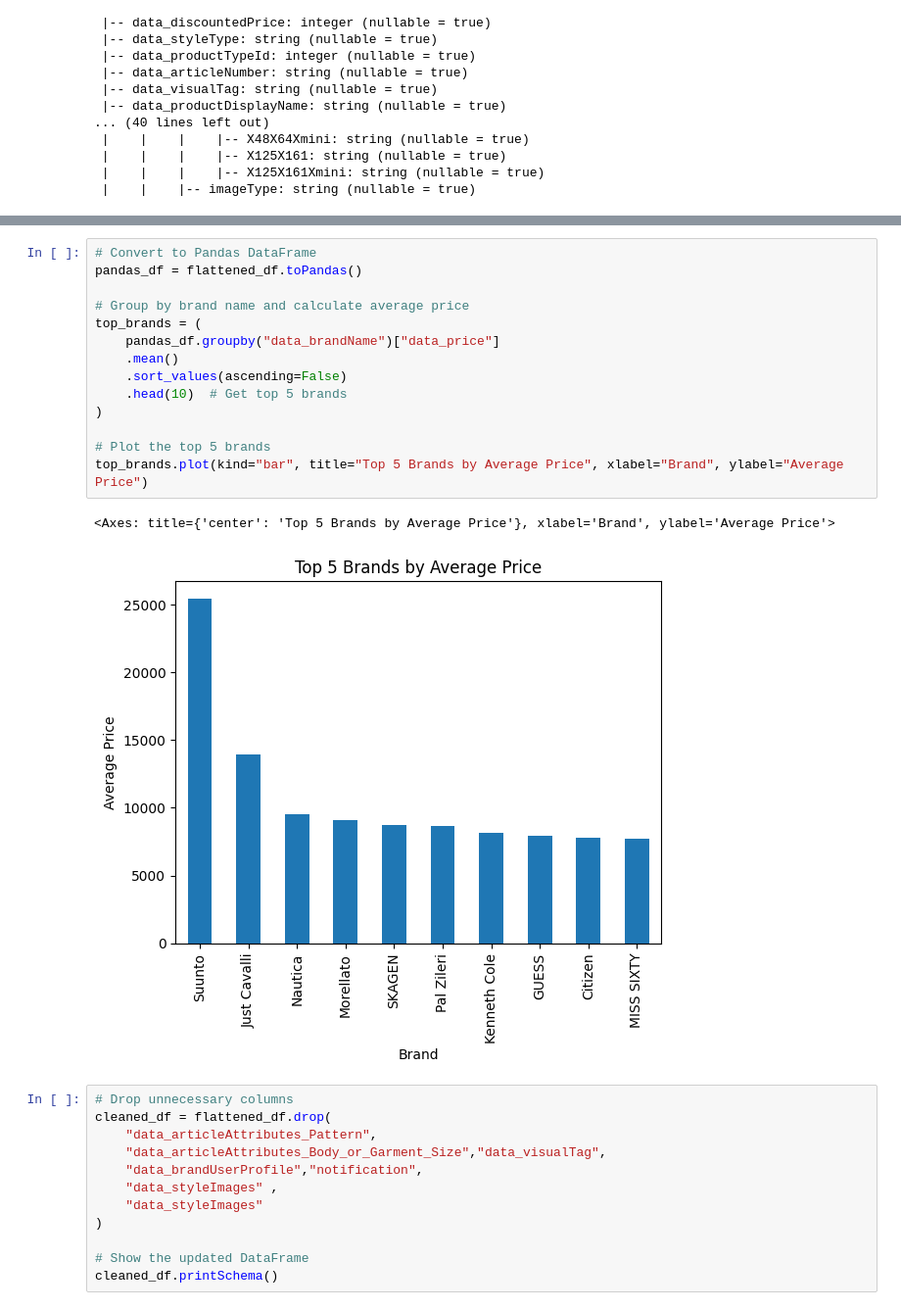
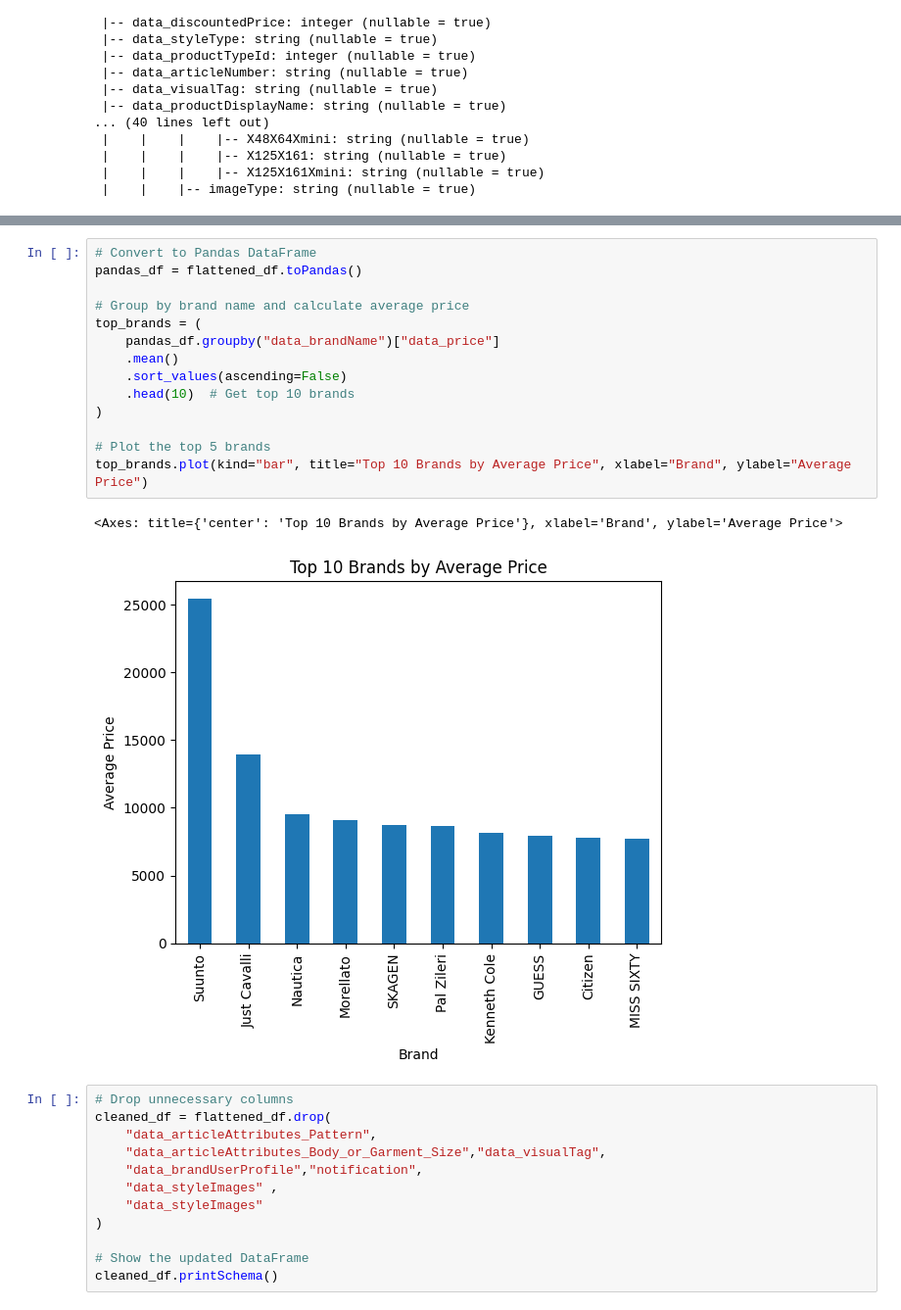
Before and after one commit to JayJoshi4520/DATA-228-Project, a Jupyter notebook: Big_Data_Project.ipynb, the cells around one changed output, grey strips where cells are left out. Shown: that part at 98% size. Saved outputs shown, nothing was run; the diff lists cells and outputs as text.

```diff
--- a/Big_Data_Project.ipynb
+++ b/Big_Data_Project.ipynb
@@ -409,20 +412,20 @@ pandas_df.plot(kind="bar", x='data_brandName', y='avg_price', title="Top 5 Brand
 # %%
 # Convert to Pandas DataFrame
 pandas_df = flattened_df.toPandas()
 
 # Group by brand name and calculate average price
 top_brands = (
     pandas_df.groupby("data_brandName")["data_price"]
     .mean()
     .sort_values(ascending=False)
-    .head(10)  # Get top 5 brands
+    .head(10)  # Get top 10 brands
 )
 
 # Plot the top 5 brands
-top_brands.plot(kind="bar", title="Top 5 Brands by Average Price", xlabel="Brand", ylabel="Average Price")
+top_brands.plot(kind="bar", title="Top 10 Brands by Average Price", xlabel="Brand", ylabel="Average Price")
 # %% [output]
-<Axes: title={'center': 'Top 5 Brands by Average Price'}, xlabel='Brand', ylabel='Average Price'>
+<Axes: title={'center': 'Top 10 Brands by Average Price'}, xlabel='Brand', ylabel='Average Price'>
-[figure, old version]
+[figure, new version]
 # %%
 # Drop unnecessary columns
 cleaned_df = flattened_df.drop(
```
Also changed, not shown: parts of 16 cells of this notebook, 2 other files.
